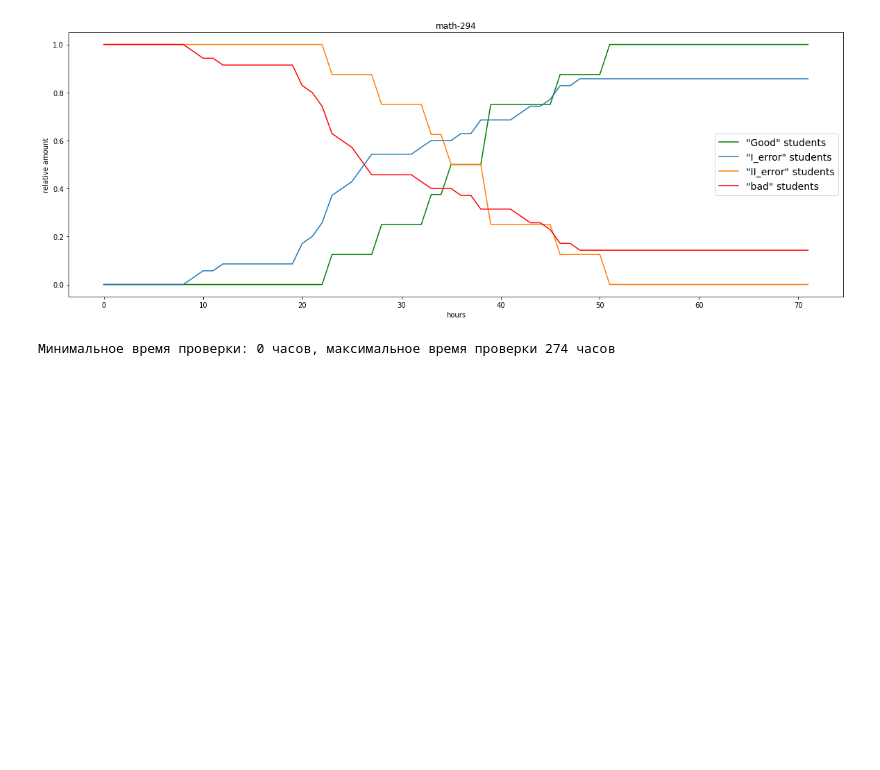
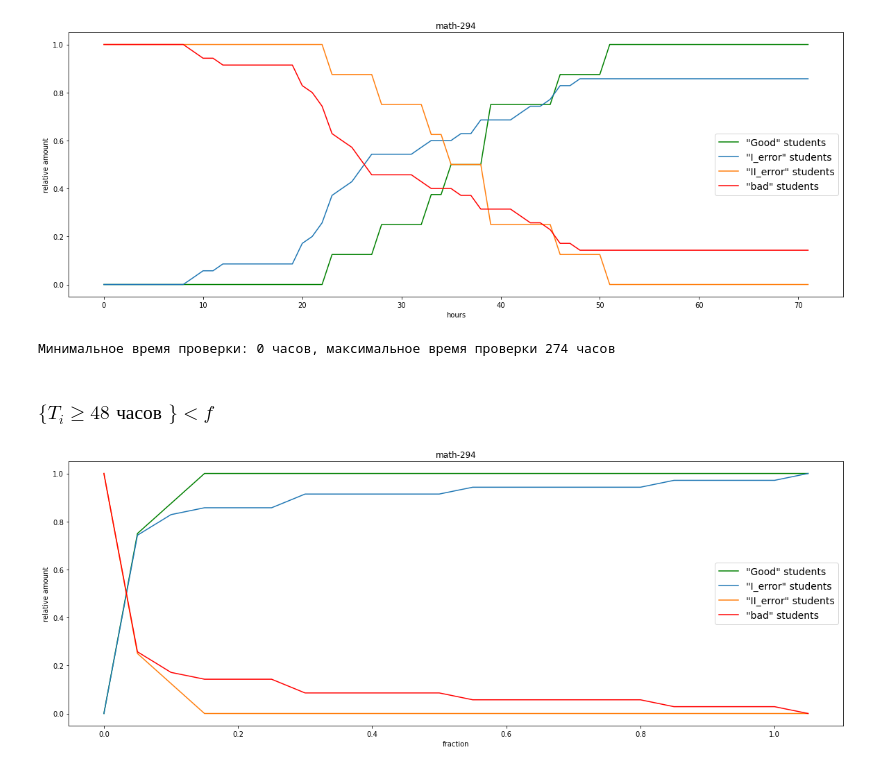
Before and after one commit to deethereal/Sirius_project, a Jupyter notebook: optimal_value.ipynb, the cells around one changed output. Cells and saved outputs as stored; diff of their text form; code cells hidden in the pictures; blank space fills up the shorter version.

Commit message:
Added fraction criterion

```diff
--- a/optimal_value.ipynb
+++ b/optimal_value.ipynb
@@ -113,3 +171,9 @@ show_criterion('math','294',0, 72)
 # %% [output]
 [figure]
 Минимальное время проверки: 0 часов, максимальное время проверки 274 часов
+# %% [markdown]
+### $ \{T_{i} \ge 48 \text{ часов } \} < f $
+# %%
+fraction_criterion('math','294')
+# %% [output]
+[figure, added]
```
Also changed, not shown: parts of 2 cells of this notebook.
